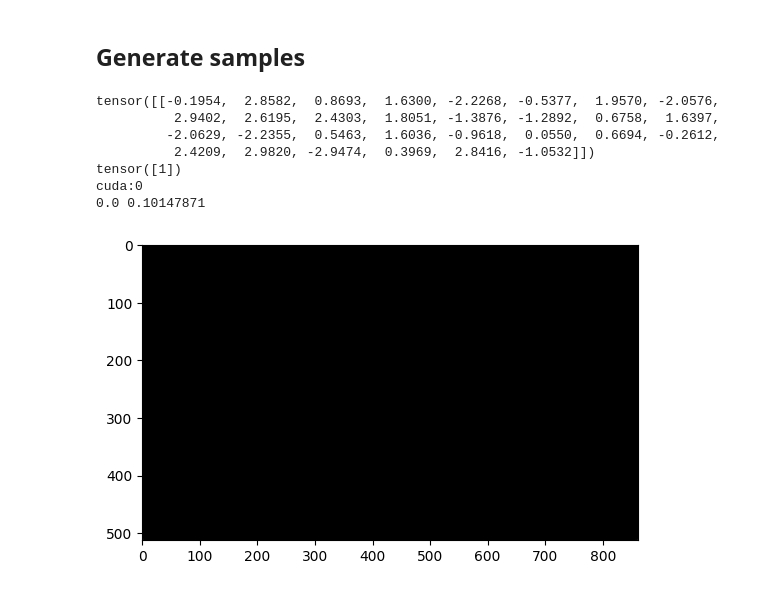
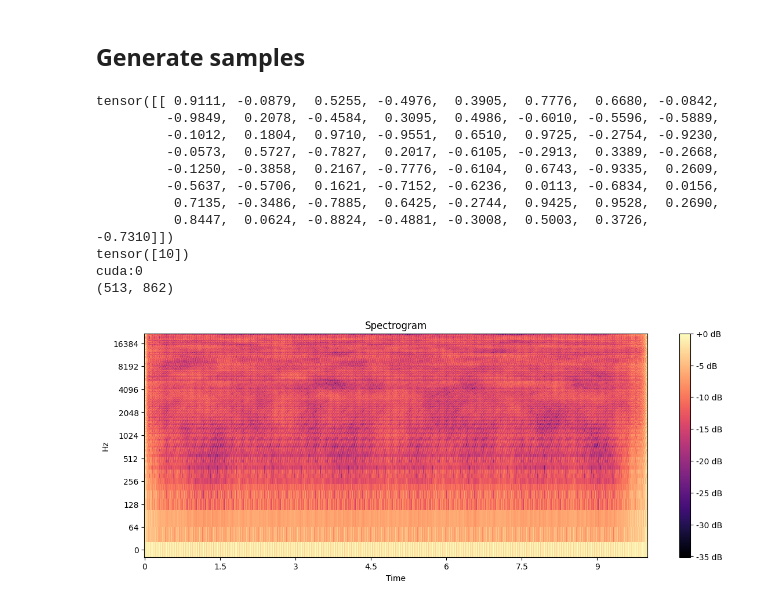
Before and after one commit to O-Albz/TIF360ProjectD, a Jupyter notebook: cvae_music_generation.ipynb, the cells around one changed output. Drawn from its saved outputs; the diff is of its cells as text; code cells hidden in the pictures.

```diff
--- a/cvae_music_generation.ipynb
+++ b/cvae_music_generation.ipynb
@@ -352,7 +391,7 @@ Beta = 0.047
 # %%
 # Load best model weights after training
 best_model_path = best_callback.best_model_path
-model = cvae_actual_i_think.ConvCVAEPL.load_from_checkpoint(best_model_path)
+model = cvae_actual_i_think.ConvCVAEPL.load_from_checkpoint(best_model_path, latent_size = 64, learning_rate = 1e-5, beta = 1e-3)
 
 # Save model weights to a file (PyTorch format)
 torch.save(model.state_dict(), "/kaggle/working/best_model_weights_1.pth")
@@ -385,33 +424,71 @@ plot_training_metrics(metrics)
 ## Generate samples
 # %%
 import numpy as np
+import soundfile as sf
 
 importlib.reload(cvae_actual_i_think) # Reload the cvae module to ensure it's up to date
 
-label = np.array([1])
-z = np.random.rand(1,model.model.latent_size)*6-3
+label = np.array([10])
+z = np.random.rand(1,model.model.latent_size) * 2 - 1
 
 print(torch.from_numpy(z).float())
 print(torch.from_numpy(label))
 
 # device = torch.device("cuda" if torch.cuda.is_available() else ("mps" if torch.backends.mps.is_available() else "cpu"))
 # print(device)
 print(model.device)
-
 z = torch.from_numpy(z).float().to(model.device)
 labels = torch.tensor(label).to(model.device)
+
 generated_images = model.model.sample(z, labels)
 
-# TODO: plot spectrogram
-print(generated_images[0][0].detach().cpu().numpy().min(),generated_images[0][0].detach().cpu().numpy().max())
-plt.imshow(generated_images[0][0].detach().cpu().numpy(), cmap="gray")
+D_real = generated_images[0][0].cpu().detach().numpy()
+D_imag = generated_images[0][1].cpu().detach().numpy()
+
+D_real_mean = -0.00022800823861055075
+D_real_std = 3.1135954811248605
+D_imag_mean = -2.303626924950437e-08
+D_imag_std = 2.8981973344661305
+
+# rescale to original size
+D_real = (D_real * (D_real_std + 1e-8) * 16) + D_real_mean
+D_imag = (D_imag * (D_imag_std + 1e-8) * 16) + D_imag_mean
+# D_real = ((D_real + 1) / 2) * (D_max - D_min + 1e-8) + D_min
+# D_imag = ((D_imag + 1) / 2) * (D_max - D_min + 1e-8) + D_min
+
+D = D_real + 1j * D_imag
+
+print(D.shape)
+# plot the spectrogram using librosa
+import matplotlib.pyplot as plt
+sr = 44100
+plt.figure(figsize=(14, 5))
+librosa.display.specshow(librosa.amplitude_to_db(D_real, ref=np.max), sr=sr, x_axis='time', y_axis='log')
+plt.colorbar(format='%+2.0f dB')
+plt.title('Spectrogram')
 plt.show()
+
+
+
+# convert to audio
+y = librosa.core.istft(D, hop_length=512, win_length=1024, window='hann')
+
+# save audio
+sf.write('sample.mp3', y, sr)
+
+# play the audio
+import IPython.display as ipd
+ipd.Audio(y, rate= sr)
 # %% [output]
-tensor([[-0.1954,  2.8582,  0.8693,  1.6300, -2.2268, -0.5377,  1.9570, -2.0576,
-          2.9402,  2.6195,  2.4303,  1.8051, -1.3876, -1.2892,  0.6758,  1.6397,
-         -2.0629, -2.2355,  0.5463,  1.6036, -0.9618,  0.0550,  0.6694, -0.2612,
-          2.4209,  2.9820, -2.9474,  0.3969,  2.8416, -1.0532]])
-tensor([1])
+tensor([[ 0.9111, -0.0879,  0.5255, -0.4976,  0.3905,  0.7776,  0.6680, -0.0842,
+         -0.9849,  0.2078, -0.4584,  0.3095,  0.4986, -0.6010, -0.5596, -0.5889,
+         -0.1012,  0.1804,  0.9710, -0.9551,  0.6510,  0.9725, -0.2754, -0.9230,
+         -0.0573,  0.5727, -0.7827,  0.2017, -0.6105, -0.2913,  0.3389, -0.2668,
+         -0.1250, -0.3858,  0.2167, -0.7776, -0.6104,  0.6743, -0.9335,  0.2609,
+         -0.5637, -0.5706,  0.1621, -0.7152, -0.6236,  0.0113, -0.6834,  0.0156,
+          0.7135, -0.3486, -0.7885,  0.6425, -0.2744,  0.9425,  0.9528,  0.2690,
+          0.8447,  0.0624, -0.8824, -0.4881, -0.3008,  0.5003,  0.3726, -0.7310]])
+tensor([10])
 cuda:0
-0.0 0.10147871
+(513, 862)
-[figure, old version]
+[figure, new version]
```
Also changed, not shown: parts of 7 cells of this notebook, 1 other file.
